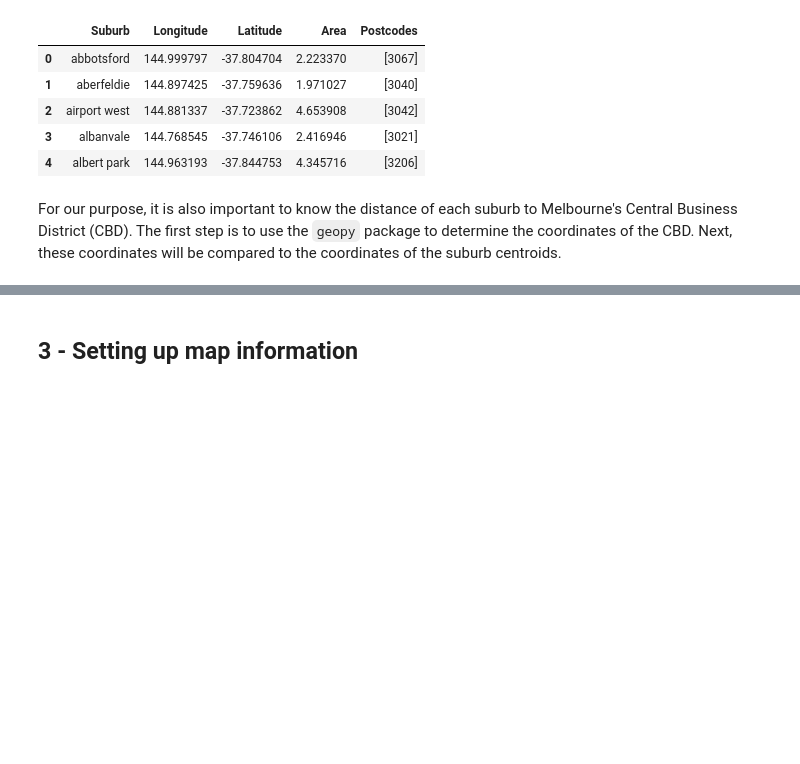
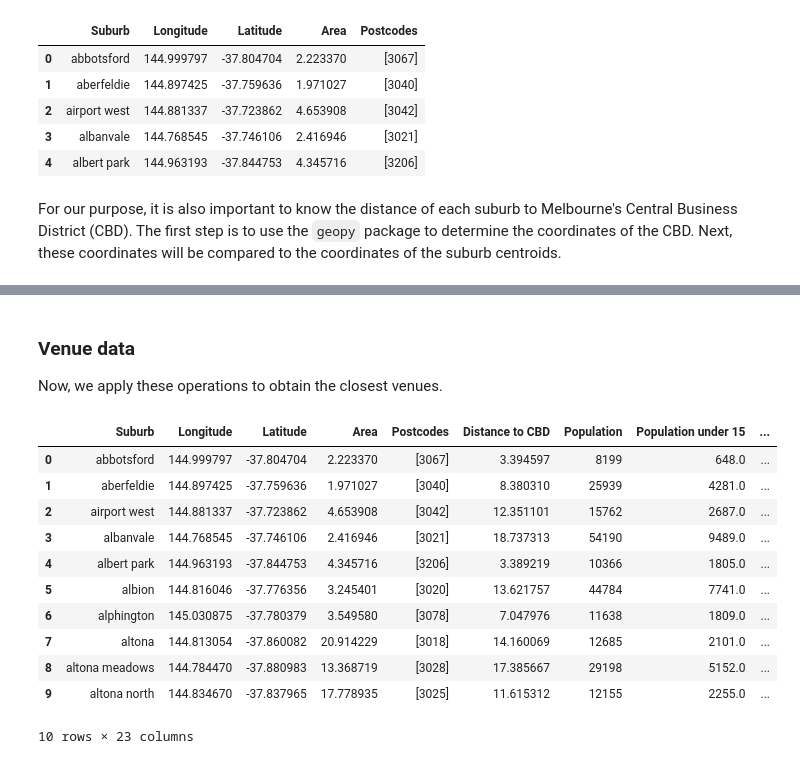
Before and after one commit to andremun/Coursera_Capstone, a Jupyter notebook: Final Project - Notebook.ipynb, the cells around one changed output, grey strips where cells are left out. Drawn from its saved outputs; the diff is of its cells as text; code cells hidden in the pictures; blank space fills up the shorter version.

```diff
--- a/Final Project - Notebook.ipynb
+++ b/Final Project - Notebook.ipynb
@@ -283,2 +275,58 @@ yuroke
-# %% [markdown]
-## 3 - Setting up map information
+# %% [markdown]
+### Venue data
+
+Now, we apply these operations to obtain the closest venues.
+# %%
+landmark_codes = {'Type':['Shopping Mall',
+                          'Museum',
+                          'Zoo'],
+                  'Category':['4bf58dd8d48988d1fd941735',
+                              '4bf58dd8d48988d181941735',
+                              '4bf58dd8d48988d17b941735']}
+transportation_codes = {'Type':['Bus Station',
+                                'Train Station',
+                                'Tram Station'],
+                        'Category':['4bf58dd8d48988d1fe931735',
+                                    '4bf58dd8d48988d129951735',
+                                    '52f2ab2ebcbc57f1066b8b51']}
+
+landmark_data = pd.DataFrame(landmark_codes)
+transportation_codes = pd.DataFrame(transportation_codes)
+
+landmark_file = 'landmarks_by_suburb.csv'
+transportation_file = 'transportation_by_suburb.csv'
+
+if os.path.isfile(landmark_file):
+    landmarks_by_suburb = pd.read_csv(landmark_file)
+else:
+    landmarks_by_suburb = getClosestVenues(landmark_data, data_suburb.loc[:,['Suburb','Longitude','Latitude']])
+    landmarks_by_suburb.to_csv(landmark_file)
+
+if os.path.isfile(transportation_file):
+    transportation_by_suburb = pd.read_csv(transportation_file)
+else:
+    transportation_by_suburb = getClosestVenues(transportation_data, data_suburb.loc[:,['Suburb','Longitude','Latitude']])
+    transportation_by_suburb.to_csv(transportation_file)
+
+landmarks_by_suburb.set_index('Suburb', inplace=True)
+landmarks_by_suburb.drop(columns=['Unnamed: 0','Longitude','Latitude'], inplace=True)
+
+transportation_by_suburb.set_index('Suburb', inplace=True)
+transportation_by_suburb.drop(columns=['Unnamed: 0','Longitude','Latitude'], inplace=True)
+
+data_suburb = data_suburb.join(transportation_by_suburb, on='Suburb')
+data_suburb = data_suburb.join(landmarks_by_suburb, on='Suburb')
+data_suburb.head(10)
+# %% [output]
+|  | Suburb | Longitude | Latitude | Area | Postcodes | Distance to CBD | Population | Population under 15 | ... |
+| 0 | abbotsford | 144.999797 | -37.804704 | 2.223370 | [3067] | 3.394597 | 8199 | 648.0 | ... |
+| 1 | aberfeldie | 144.897425 | -37.759636 | 1.971027 | [3040] | 8.380310 | 25939 | 4281.0 | ... |
+| 2 | airport west | 144.881337 | -37.723862 | 4.653908 | [3042] | 12.351101 | 15762 | 2687.0 | ... |
+| 3 | albanvale | 144.768545 | -37.746106 | 2.416946 | [3021] | 18.737313 | 54190 | 9489.0 | ... |
+| 4 | albert park | 144.963193 | -37.844753 | 4.345716 | [3206] | 3.389219 | 10366 | 1805.0 | ... |
+| 5 | albion | 144.816046 | -37.776356 | 3.245401 | [3020] | 13.621757 | 44784 | 7741.0 | ... |
+| 6 | alphington | 145.030875 | -37.780379 | 3.549580 | [3078] | 7.047976 | 11638 | 1809.0 | ... |
+| 7 | altona | 144.813054 | -37.860082 | 20.914229 | [3018] | 14.160069 | 12685 | 2101.0 | ... |
+| 8 | altona meadows | 144.784470 | -37.880983 | 13.368719 | [3028] | 17.385667 | 29198 | 5152.0 | ... |
+| 9 | altona north | 144.834670 | -37.837965 | 17.778935 | [3025] | 11.615312 | 12155 | 2255.0 | ... |
+10 rows × 23 columns
```
Also changed, not shown: parts of 22 cells of this notebook, 6 other files.
